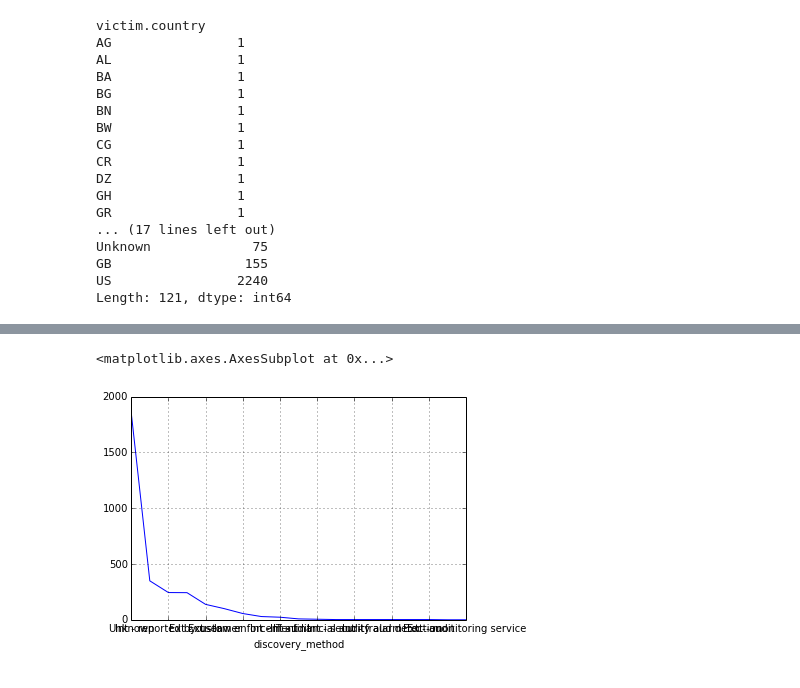
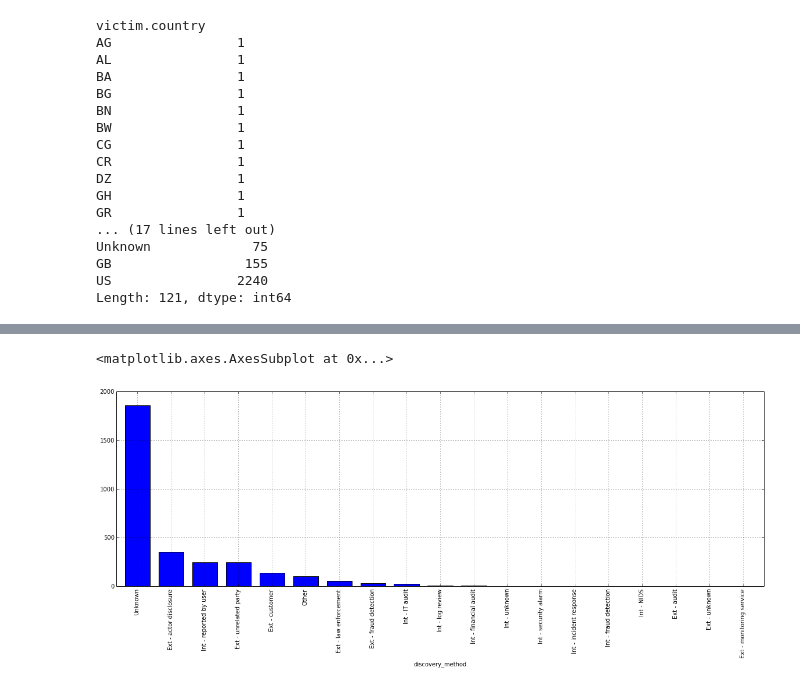
Before and after one commit to tklane/DAT6_klt, a Jupyter notebook: project/ProjectPitch.ipynb, the cells around one changed output, grey strips where cells are left out. Cells and saved outputs as stored; diff of their text form; code cells hidden in the pictures.

```diff
--- a/project/ProjectPitch.ipynb
+++ b/project/ProjectPitch.ipynb
@@ -73,5 +74,9 @@ by_country.size().order(ascending=False).plot()
+# %%
+#looking at distributino of how incidents are discovered
+verisdata.groupby('discovery_method').size().order(ascending=False).plot(kind='bar',figsize=(20, 6))
+# %% [output]
+<matplotlib.axes.AxesSubplot at 0x...>
+[figure, added]
 # %%
-verisdata.groupby('discovery_method').size().order(ascending=False).plot()
+#looking at distribution of how incidents are discovered
+discoverymethod = verisdata.groupby('discovery_method').size().order(ascending=False)
-# %% [output]
-<matplotlib.axes.AxesSubplot at 0x...>
-[figure, removed]
```
Also changed, not shown: parts of 4 cells of this notebook.
